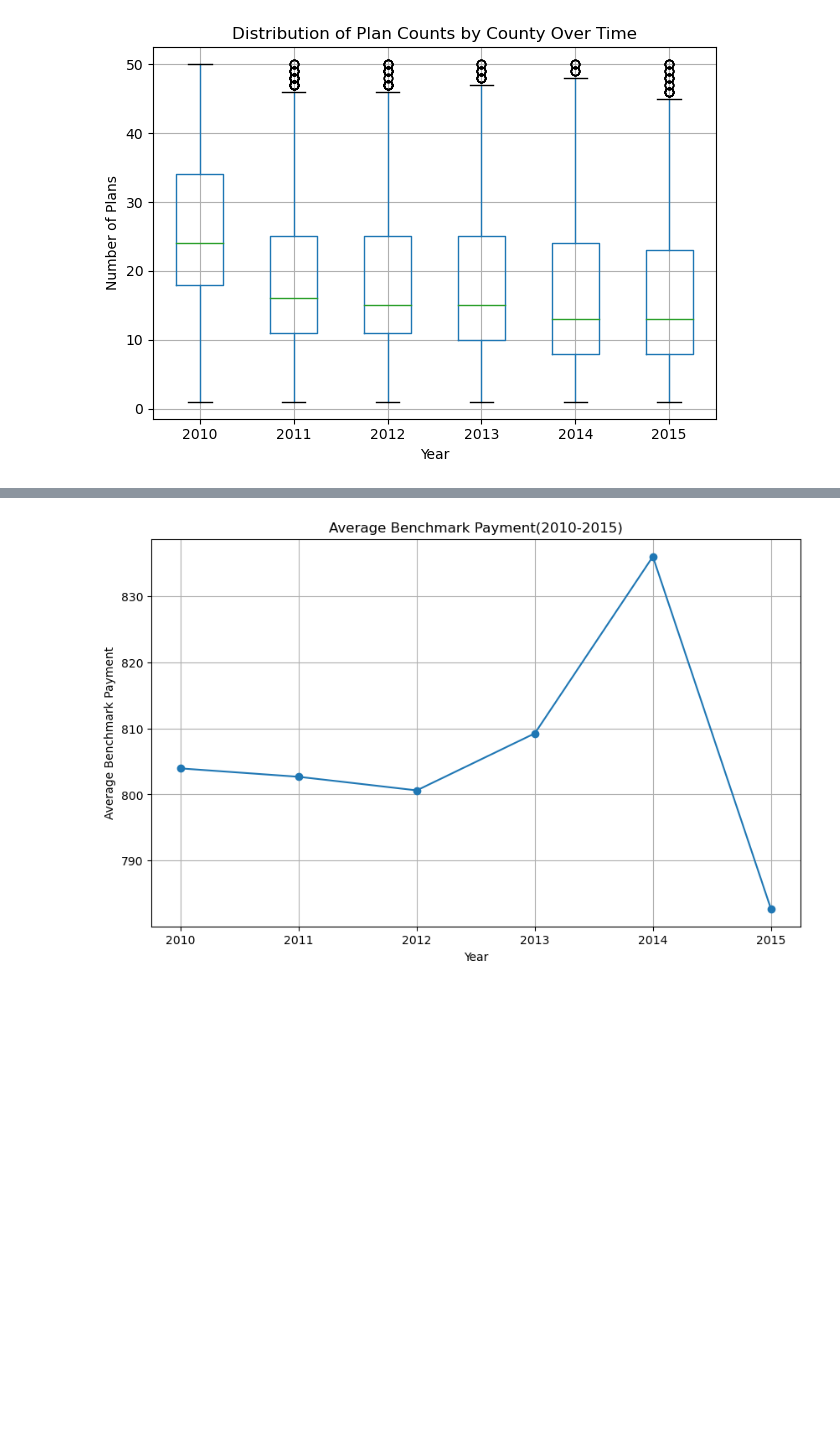
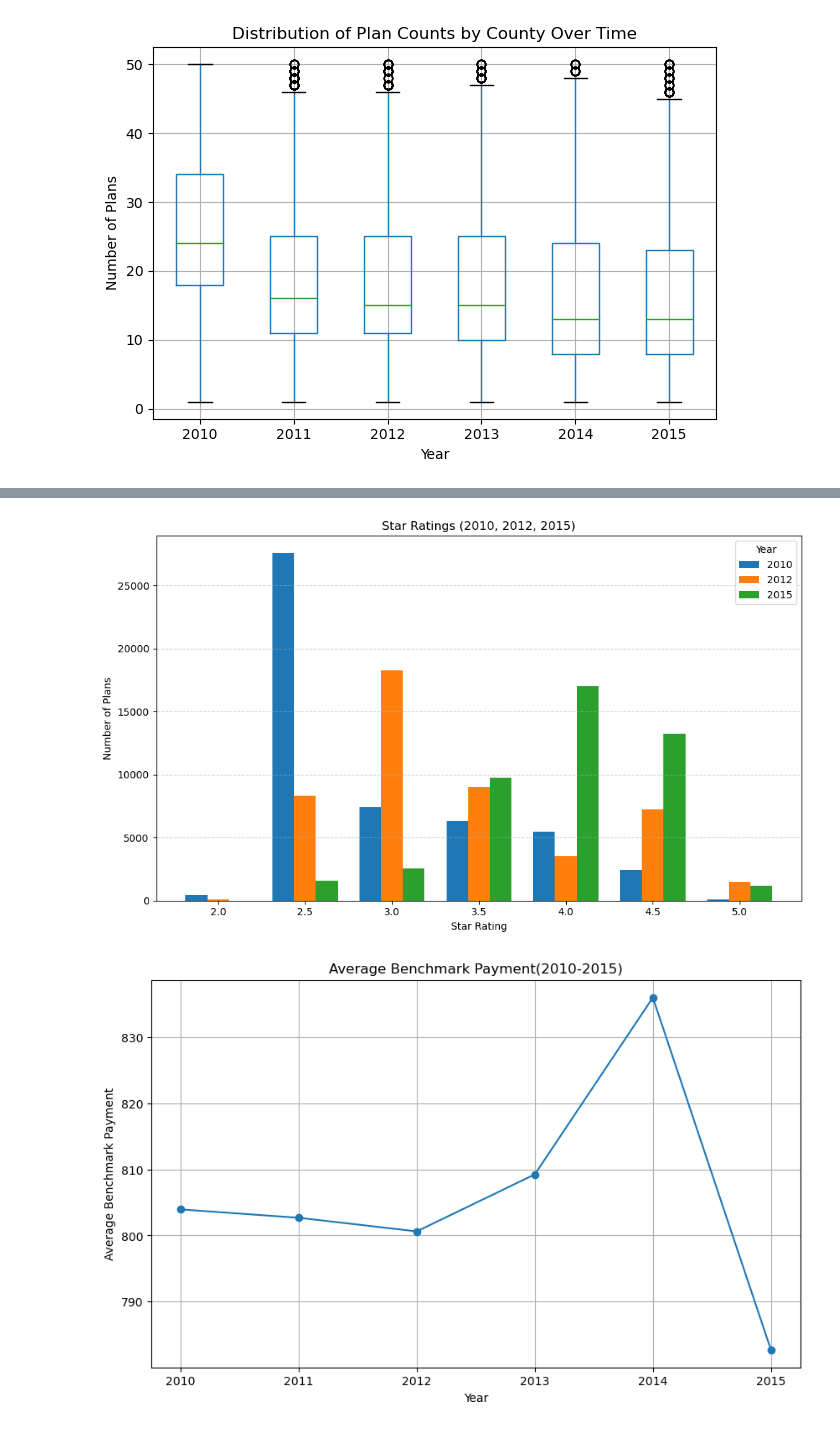
Before and after one commit to avanthp/Homework4, a Jupyter notebook: Submission2/Analysis/HWK4-2.ipynb, the cells around one changed output, grey strips where cells are left out. Saved outputs shown, nothing was run; the diff lists cells and outputs as text; code cells hidden in the pictures; blank space fills up the shorter version.

```diff
--- a/Submission2/Analysis/HWK4-2.ipynb
+++ b/Submission2/Analysis/HWK4-2.ipynb
@@ -64,19 +42,0 @@ final_ma_data_filtered.head()
-# %%
-#QUESTION 2
-final_ma_data.columns = final_ma_data.columns.str.lower()
-final_ma_data_2010 = final_ma_data[final_ma_data['year'] == 2010]
-final_ma_data_2012 = final_ma_data[final_ma_data['year'] == 2012]
-final_ma_data_2015 = final_ma_data[final_ma_data['year'] == 2015]
-
-def plot_star_rating_distribution(data, year):
-    star_counts = data['star_rating'].value_counts().sort_index()
-    plt.bar(star_counts.index, star_counts.values)
-    plt.title(f'Star Rating Distribution in {year}')
-    plt.xlabel('Star Rating')
-    plt.ylabel('Number of Plans')
-    plt.xticks(star_counts.index)
-    plt.show()
-
-plot_star_rating_distribution(final_ma_data_2010, 2010)
-plot_star_rating_distribution(final_ma_data_2012, 2012)
-plot_star_rating_distribution(final_ma_data_2015, 2015)
@@ -87,3 +43,39 @@ plot_star_rating_distribution(final_ma_data_2015, 2015)
+# %%
+final_ma_data_2 = final_ma_data.copy()
+
+final_ma_data_filtered = final_ma_data_2[final_ma_data_2['year'].isin([2010, 2012, 2015])]
+
+star_counts = (
+    final_ma_data_filtered.groupby(['star_rating', 'year'])
+    .size()
+    .unstack(fill_value=0)
+    .sort_index()
+)
+
+
+
+star_ratings = sorted(star_counts.index)
+
+x = np.arange(len(star_ratings))
+width = 0.25
+
+#plotting
+plt.figure(figsize=(10, 6))
+
+plt.bar(x - width, star_counts[2010], width=width, label='2010')
+plt.bar(x,         star_counts[2012], width=width, label='2012')
+plt.bar(x + width, star_counts[2015], width=width, label='2015')
+
+plt.xticks(x, star_ratings)
+plt.xlabel('Star Rating')
+plt.ylabel('Number of Plans')
+plt.title('Star Ratings (2010, 2012, 2015)')
+plt.legend(title='Year')
+plt.grid(axis='y', linestyle='--', alpha=0.6)
+plt.tight_layout()
+plt.show()
+# %% [output]
+[figure, added]
 # %%
 
 #QUESTION 3
```
Also changed, not shown: parts of 12 cells of this notebook, 2 other files.
